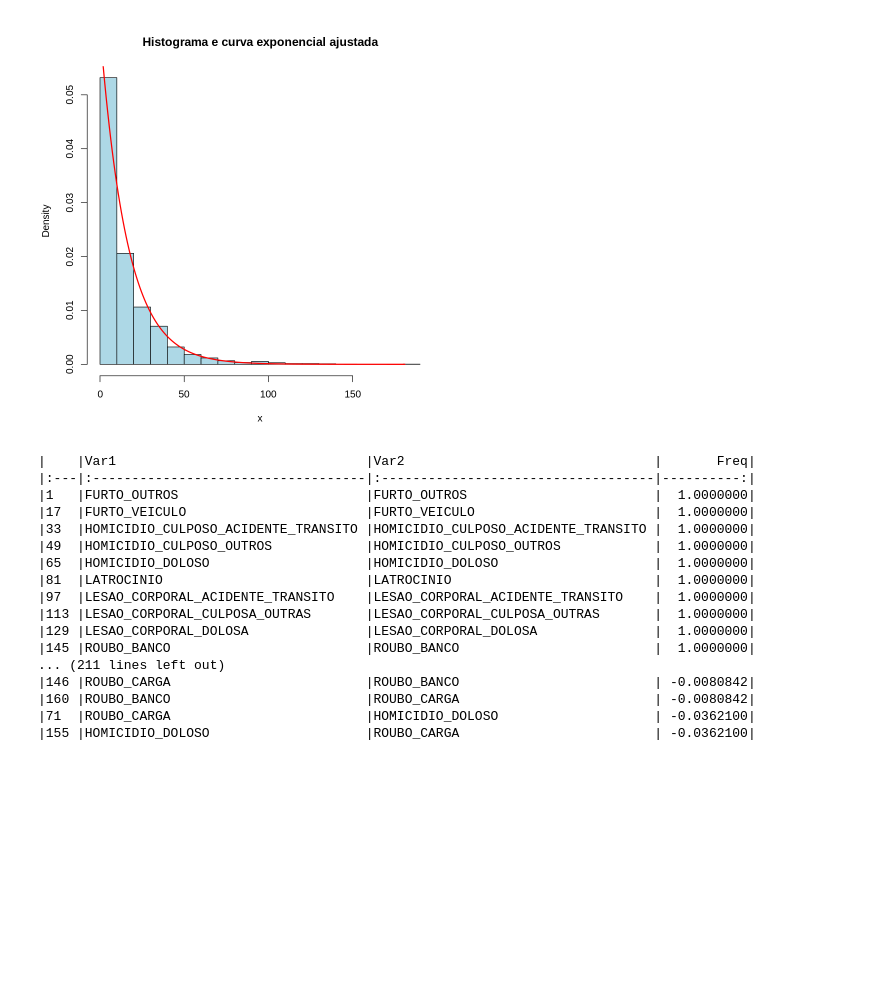
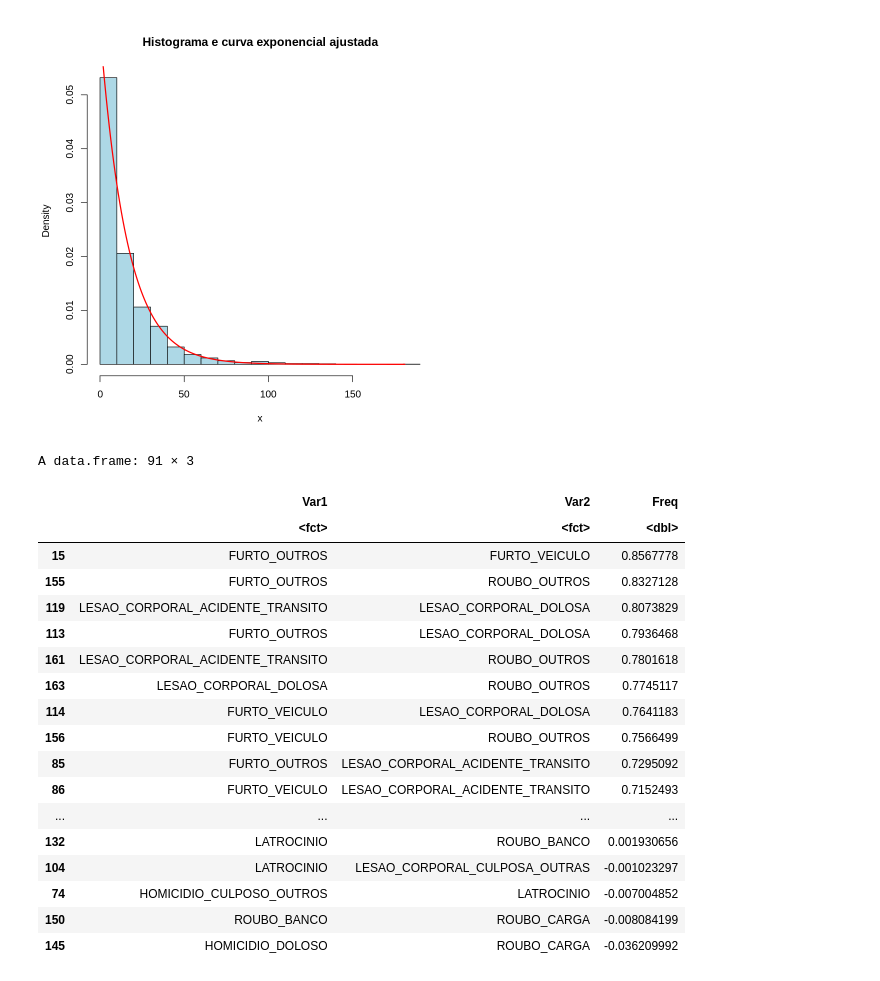
Before and after one commit to nicolasallp/tar-01-26-Davi-Kayky-Nicolas, a Jupyter notebook: criminalidade/estatisticas_criminalidade.ipynb, the cells around one changed output. Cells and saved outputs as stored; diff of their text form; code cells hidden in the pictures; blank space fills up the shorter version.

```diff
--- a/criminalidade/estatisticas_criminalidade.ipynb
+++ b/criminalidade/estatisticas_criminalidade.ipynb
@@ -304,47 +328,55 @@ lines(x_seq, dexp(x_seq, rate = ajuste_exp$estimate["rate"]),
 # %%
 # Selecionando variáveis, calculando matriz de correlação
 vars <- df %>%
   dplyr::select(
     FURTO_OUTROS,
     FURTO_VEICULO,
     HOMICIDIO_CULPOSO_ACIDENTE_TRANSITO,
     HOMICIDIO_CULPOSO_OUTROS,
     HOMICIDIO_DOLOSO,
     LATROCINIO,
     LESAO_CORPORAL_ACIDENTE_TRANSITO,
     LESAO_CORPORAL_CULPOSA_OUTRAS,
     LESAO_CORPORAL_DOLOSA,
     ROUBO_BANCO,
     ROUBO_CARGA,
     ROUBO_OUTROS,
     ROUBO_VEICULO,
-    TENTATIVA_HOMICIDIO,
-    TOTAL_CRIME
+    TENTATIVA_HOMICIDIO
   )
 cor_mat <- cor(vars, use = "complete.obs")
 
-# Ordenando de maior para a menor
+# Transformando em data frame
 cor_df <- as.data.frame(as.table(cor_mat))
+
+# Removendo correlação = 1
+cor_df <- cor_df[cor_df$Freq != 1, ]
+
+# Removendos duplicados (A-B e B-A)
+cor_df <- cor_df[as.character(cor_df$Var1) < as.character(cor_df$Var2), ]
+
+# Ordenando correlação
 cor_df <- cor_df[order(-cor_df$Freq), ]
 
-# Exibindo tabela
-kable(cor_df)
+cor_df
 # %% [output]
-|    |Var1                                |Var2                                |       Freq|
-|:---|:-----------------------------------|:-----------------------------------|----------:|
-|1   |FURTO_OUTROS                        |FURTO_OUTROS                        |  1.0000000|
-|17  |FURTO_VEICULO                       |FURTO_VEICULO                       |  1.0000000|
-|33  |HOMICIDIO_CULPOSO_ACIDENTE_TRANSITO |HOMICIDIO_CULPOSO_ACIDENTE_TRANSITO |  1.0000000|
-|49  |HOMICIDIO_CULPOSO_OUTROS            |HOMICIDIO_CULPOSO_OUTROS            |  1.0000000|
-|65  |HOMICIDIO_DOLOSO                    |HOMICIDIO_DOLOSO                    |  1.0000000|
-|81  |LATROCINIO                          |LATROCINIO                          |  1.0000000|
-|97  |LESAO_CORPORAL_ACIDENTE_TRANSITO    |LESAO_CORPORAL_ACIDENTE_TRANSITO    |  1.0000000|
-|113 |LESAO_CORPORAL_CULPOSA_OUTRAS       |LESAO_CORPORAL_CULPOSA_OUTRAS       |  1.0000000|
-|129 |LESAO_CORPORAL_DOLOSA               |LESAO_CORPORAL_DOLOSA               |  1.0000000|
-|145 |ROUBO_BANCO                         |ROUBO_BANCO                         |  1.0000000|
-... (211 lines left out)
-|146 |ROUBO_CARGA                         |ROUBO_BANCO                         | -0.0080842|
-|160 |ROUBO_BANCO                         |ROUBO_CARGA                         | -0.0080842|
-|71  |ROUBO_CARGA                         |HOMICIDIO_DOLOSO                    | -0.0362100|
-|155 |HOMICIDIO_DOLOSO                    |ROUBO_CARGA                         | -0.0362100|
+A data.frame: 91 × 3
+|  | Var1 | Var2 | Freq |
+|  | <fct> | <fct> | <dbl> |
+| 15 | FURTO_OUTROS | FURTO_VEICULO | 0.8567778 |
+| 155 | FURTO_OUTROS | ROUBO_OUTROS | 0.8327128 |
+| 119 | LESAO_CORPORAL_ACIDENTE_TRANSITO | LESAO_CORPORAL_DOLOSA | 0.8073829 |
+| 113 | FURTO_OUTROS | LESAO_CORPORAL_DOLOSA | 0.7936468 |
+| 161 | LESAO_CORPORAL_ACIDENTE_TRANSITO | ROUBO_OUTROS | 0.7801618 |
+| 163 | LESAO_CORPORAL_DOLOSA | ROUBO_OUTROS | 0.7745117 |
+| 114 | FURTO_VEICULO | LESAO_CORPORAL_DOLOSA | 0.7641183 |
+| 156 | FURTO_VEICULO | ROUBO_OUTROS | 0.7566499 |
+| 85 | FURTO_OUTROS | LESAO_CORPORAL_ACIDENTE_TRANSITO | 0.7295092 |
+| 86 | FURTO_VEICULO | LESAO_CORPORAL_ACIDENTE_TRANSITO | 0.7152493 |
+| ... | ... | ... | ... |
+| 132 | LATROCINIO | ROUBO_BANCO | 0.001930656 |
+| 104 | LATROCINIO | LESAO_CORPORAL_CULPOSA_OUTRAS | -0.001023297 |
+| 74 | HOMICIDIO_CULPOSO_OUTROS | LATROCINIO | -0.007004852 |
+| 150 | ROUBO_BANCO | ROUBO_CARGA | -0.008084199 |
+| 145 | HOMICIDIO_DOLOSO | ROUBO_CARGA | -0.036209992 |
 # %%
```
Also changed, not shown: parts of 4 cells of this notebook.
